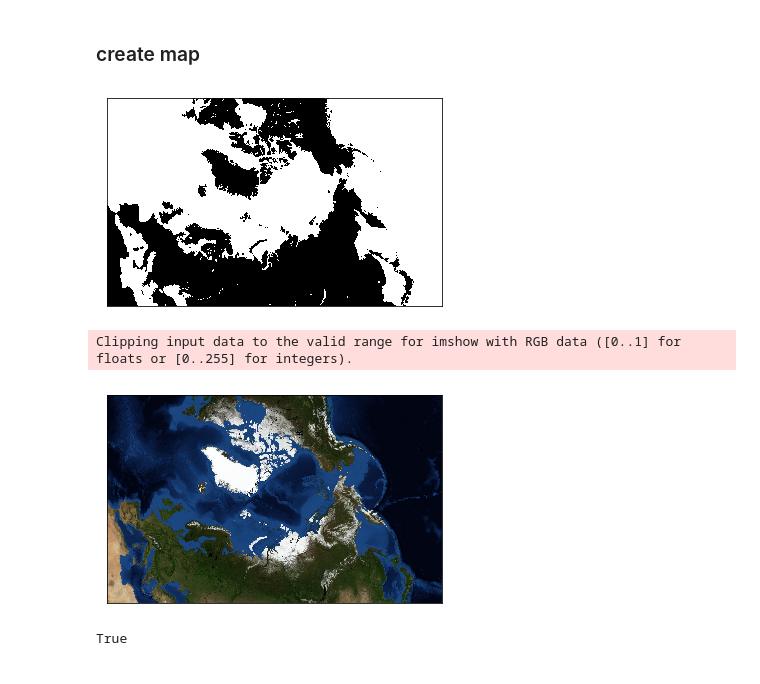
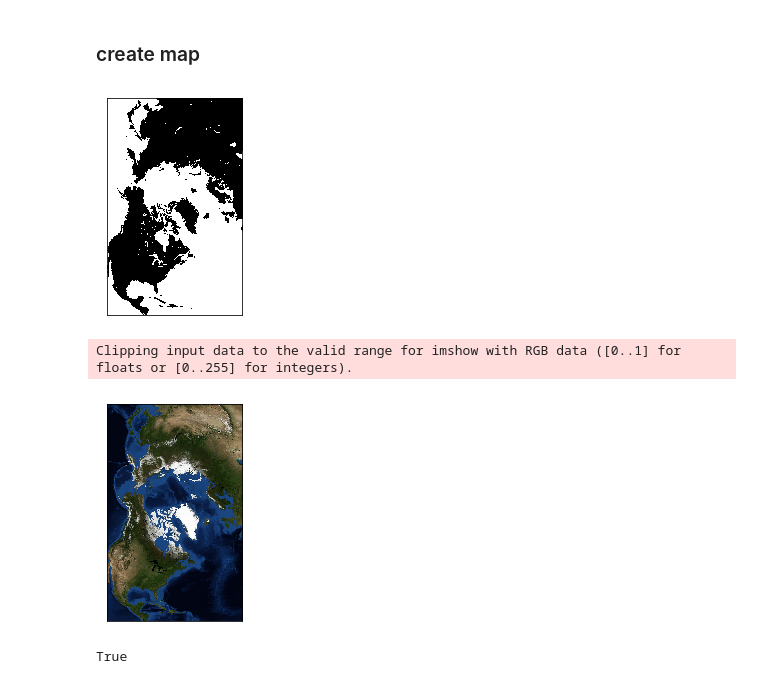
Before and after one commit to je-suis-tm/Sid-Meier-s-Civilization-6-modding, a Jupyter notebook: basemap2civ6map.ipynb, the cells around one changed output. Drawn from its saved outputs; the diff is of its cells as text; code cells hidden in the pictures.

```diff
--- a/basemap2civ6map.ipynb
+++ b/basemap2civ6map.ipynb
@@ -57,3 +58,10 @@ color2terrain={
 masque={
 '#000000': 'TERRAIN_PLAINS',
 '#FFFFFF': 'TERRAIN_COAST',}
+# %%
+#scaler determines the cutoff latitude
+scaler=140000
+
+#determine the map centre
+lon_centre=-70
+lat_centre=80
@@ -92,35 +217,29 @@ plt.show()
 # %% [markdown]
 ### create map
 # %%
-#scaler determines the cutoff latitude
-scaler=120000
-
 #create map
 m=Basemap(projection='aeqd',
-              lon_0=80,
-              lat_0=90,
-              width=mapw*scaler,
-              height=maph*scaler)
+              lon_0=lon_centre,
+              lat_0=lat_centre,
+              width=maph*scaler,
+              height=mapw*scaler,)
 
 #show land and sea in different colors
 m.drawlsmask(land_color='k',
     ocean_color='w',)
 
 #save image
 plt.savefig('mask.png',bbox_inches='tight',
             pad_inches=-.05)
 # %% [output]
-[figure, old version]
+[figure, new version]
 # %%
-#scaler determines the cutoff latitude
-scaler=120000
-
 #create map
 m=Basemap(projection='aeqd',
-              lon_0=80,
-              lat_0=90,
-              width=mapw*scaler,
-              height=maph*scaler)
+              lon_0=lon_centre,
+              lat_0=lat_centre,
+              width=maph*scaler,
+              height=mapw*scaler,)
 
 #blue marble is my fav
 #it is similar to google earth
@@ -143,7 +262,7 @@ plt.savefig('trial.png',bbox_inches='tight',
             pad_inches=-.05)
 # %% [output]
 Clipping input data to the valid range for imshow with RGB data ([0..1] for floats or [0..255] for integers).
-[figure, old version]
+[figure, new version]
 # %%
 #scale down into civmap
 img=cv2.imread('trial.png')
```
Also changed, not shown: parts of 20 cells of this notebook.
